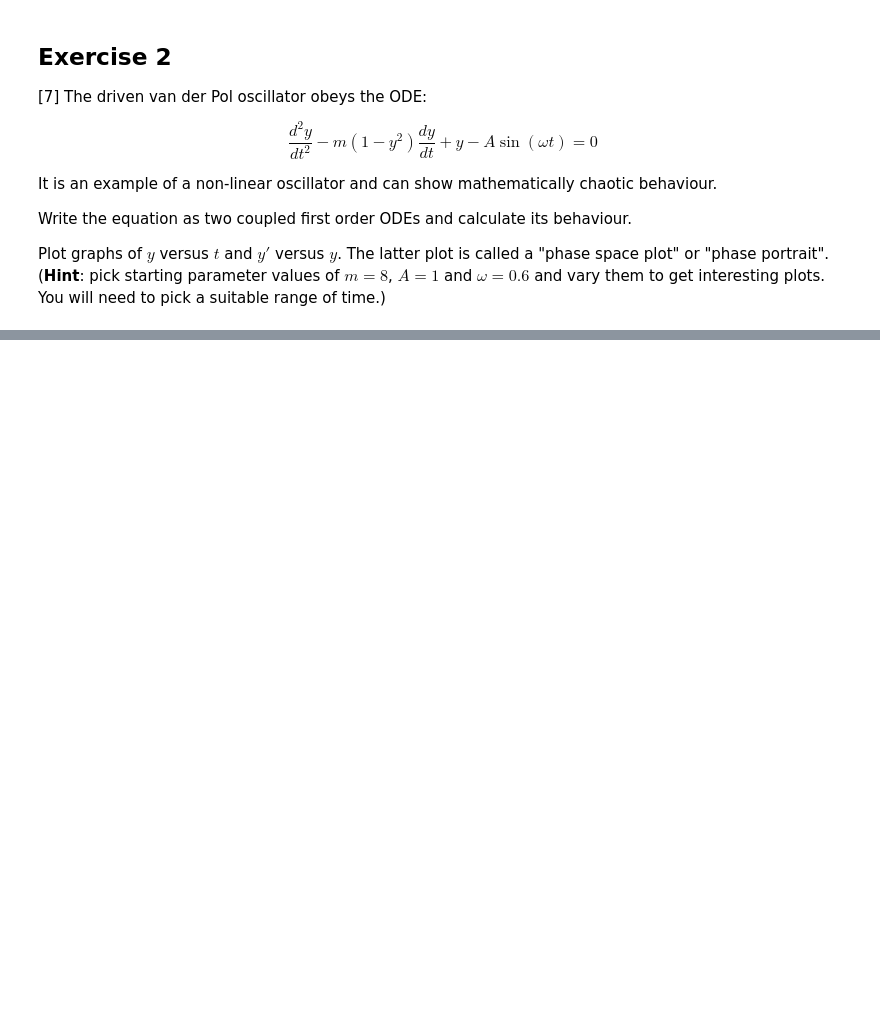
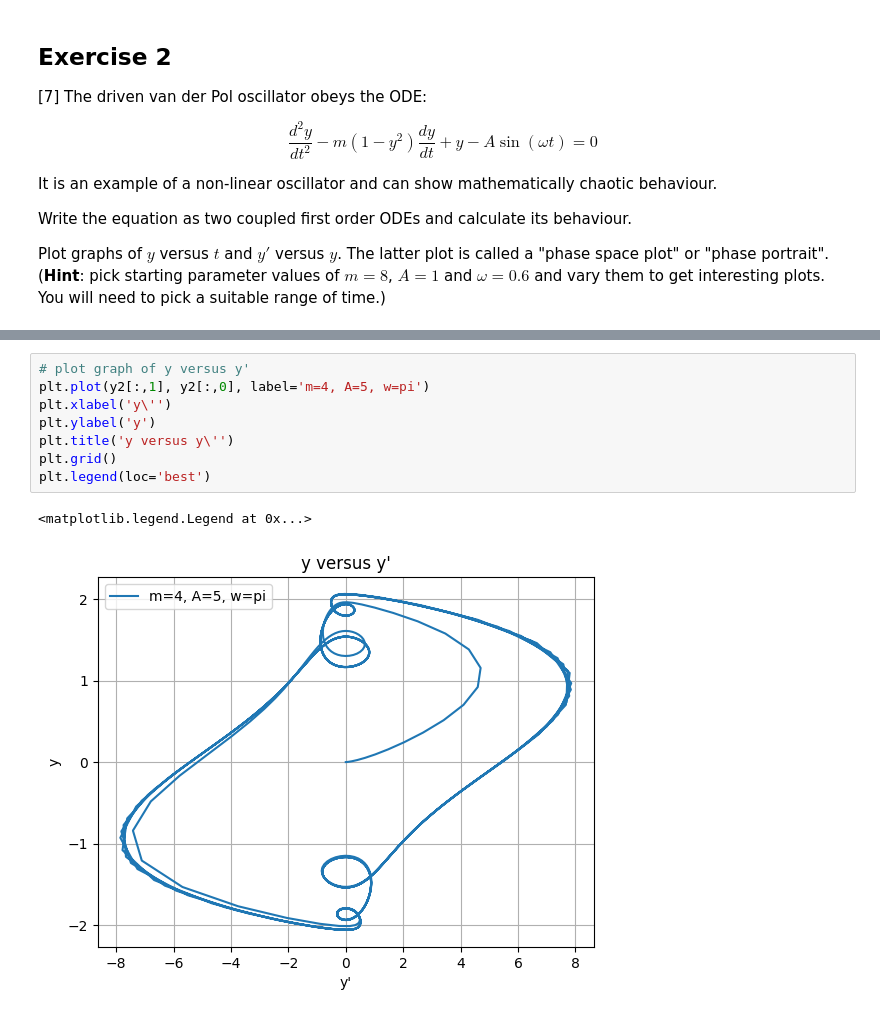
Before and after one commit to PX2145-2025/week-8-b-Morgan-Howard-Reuben, a Jupyter notebook: ODEs.ipynb, the cells around one changed output, grey strips where cells are left out. Drawn from its saved outputs; the diff is of its cells as text; blank space fills up the shorter version.

```diff
--- a/ODEs.ipynb
+++ b/ODEs.ipynb
@@ -265,0 +296,11 @@ Text(0.5, 1.0, 'y versus t')
+# %%
+# plot graph of y versus y'
+plt.plot(y2[:,1], y2[:,0], label='m=4, A=5, w=pi')
+plt.xlabel('y\'')
+plt.ylabel('y')
+plt.title('y versus y\'')
+plt.grid()
+plt.legend(loc='best')
+# %% [output]
+<matplotlib.legend.Legend at 0x...>
+[figure, added]
```
Also changed, not shown: parts of 4 cells of this notebook.
